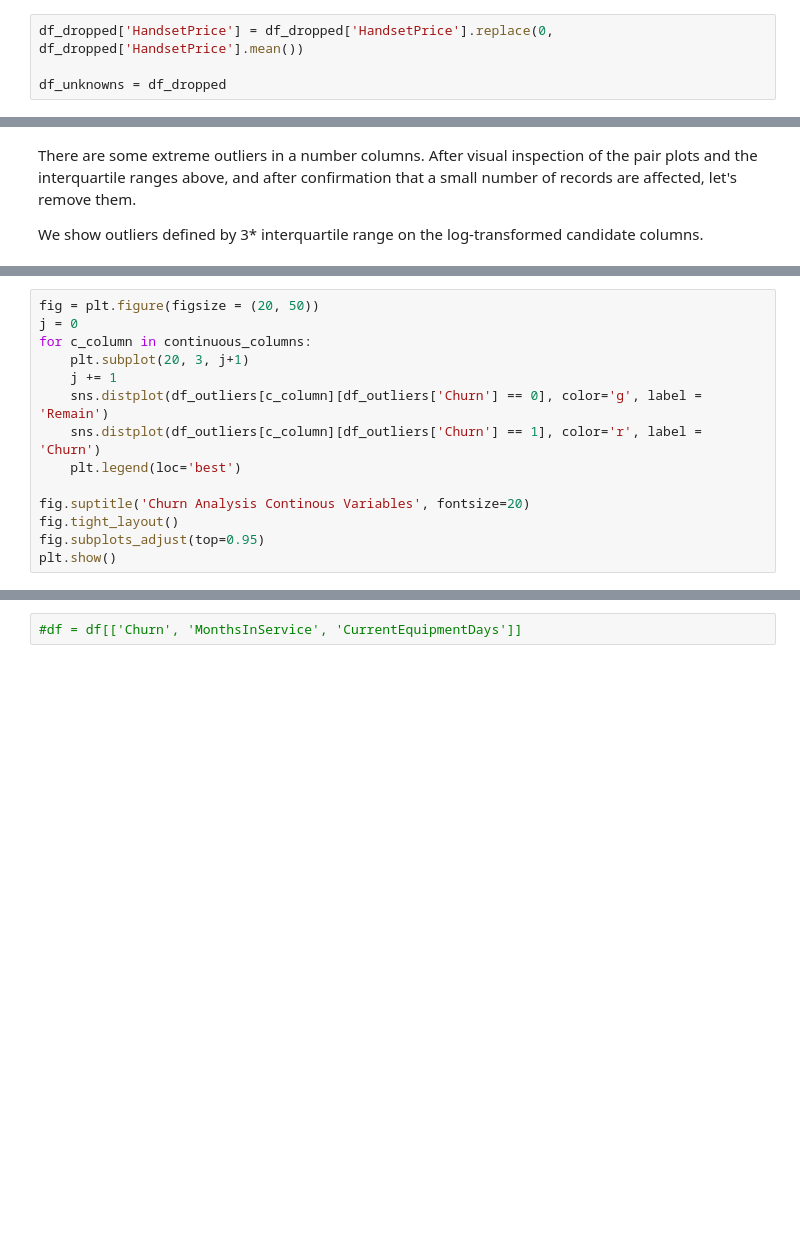
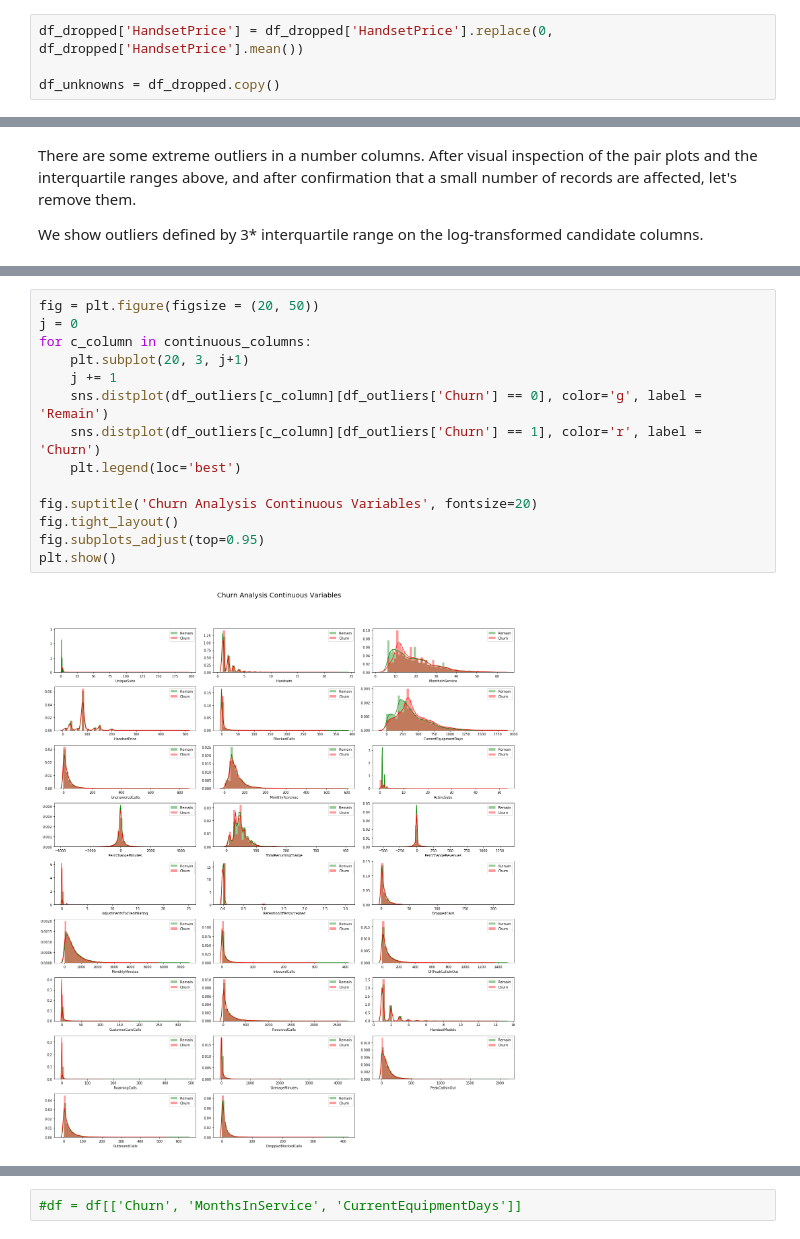
Before and after one commit to manuelseeger/nd-machine-learning, a Jupyter notebook: capstone/capstone.ipynb, the cells around one changed output, grey strips where cells are left out. Saved outputs shown, nothing was run; the diff lists cells and outputs as text; blank space fills up the shorter version.

```diff
--- a/capstone/capstone.ipynb
+++ b/capstone/capstone.ipynb
@@ -240,7 +319,7 @@ According to the dataset description in , a HandsetPrice of 0 means missing data
 # %%
 df_dropped['HandsetPrice'] = df_dropped['HandsetPrice'].replace(0, df_dropped['HandsetPrice'].mean())
 
-df_unknowns = df_dropped
+df_unknowns = df_dropped.copy()
 # %% [markdown]
 ### Outlier removal
 
@@ -348,14 +473,16 @@ for c in outlier_candidates:
 # %%
 fig = plt.figure(figsize = (20, 50))
 j = 0
 for c_column in continuous_columns:
     plt.subplot(20, 3, j+1)
     j += 1
     sns.distplot(df_outliers[c_column][df_outliers['Churn'] == 0], color='g', label = 'Remain')
     sns.distplot(df_outliers[c_column][df_outliers['Churn'] == 1], color='r', label = 'Churn')
     plt.legend(loc='best')
 
-fig.suptitle('Churn Analysis Continous Variables', fontsize=20)
+fig.suptitle('Churn Analysis Continuous Variables', fontsize=20)
 fig.tight_layout()
 fig.subplots_adjust(top=0.95)
 plt.show()
+# %% [output]
+[figure, added]
```
Also changed, not shown: parts of 45 cells of this notebook, 13 other files.
